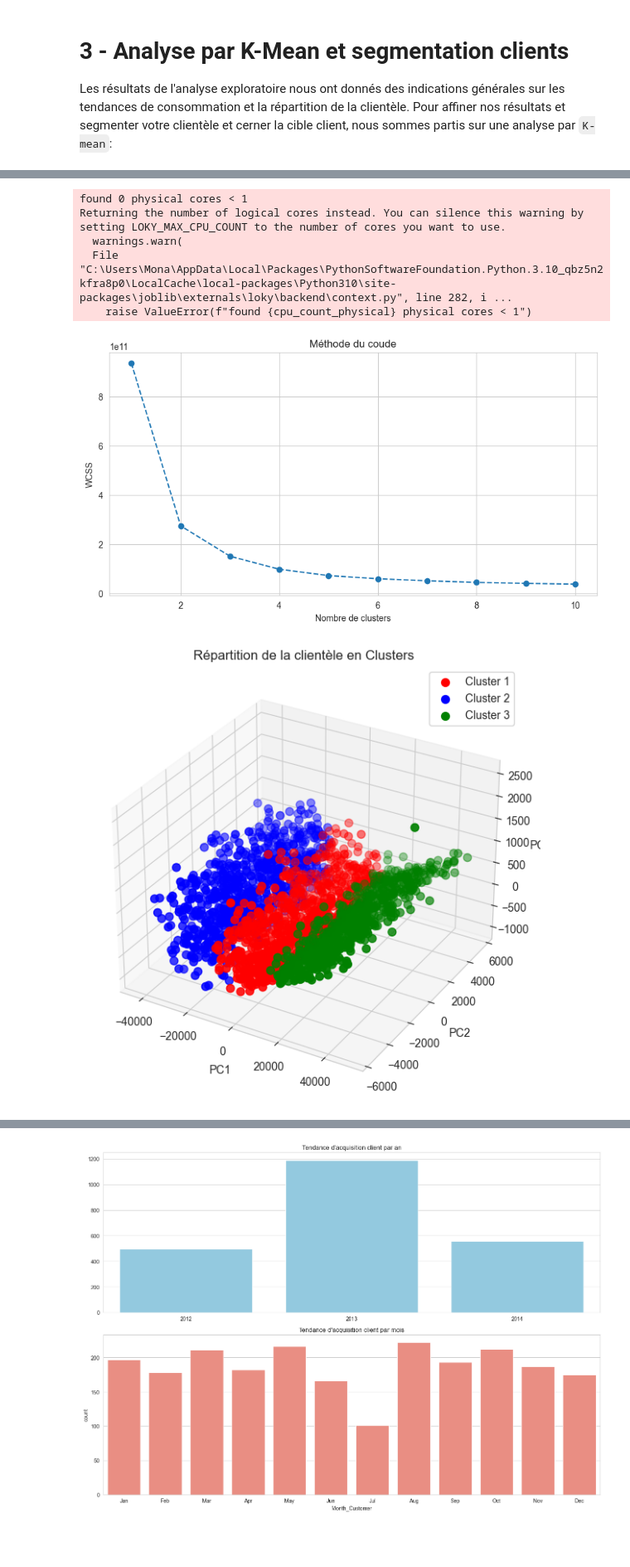
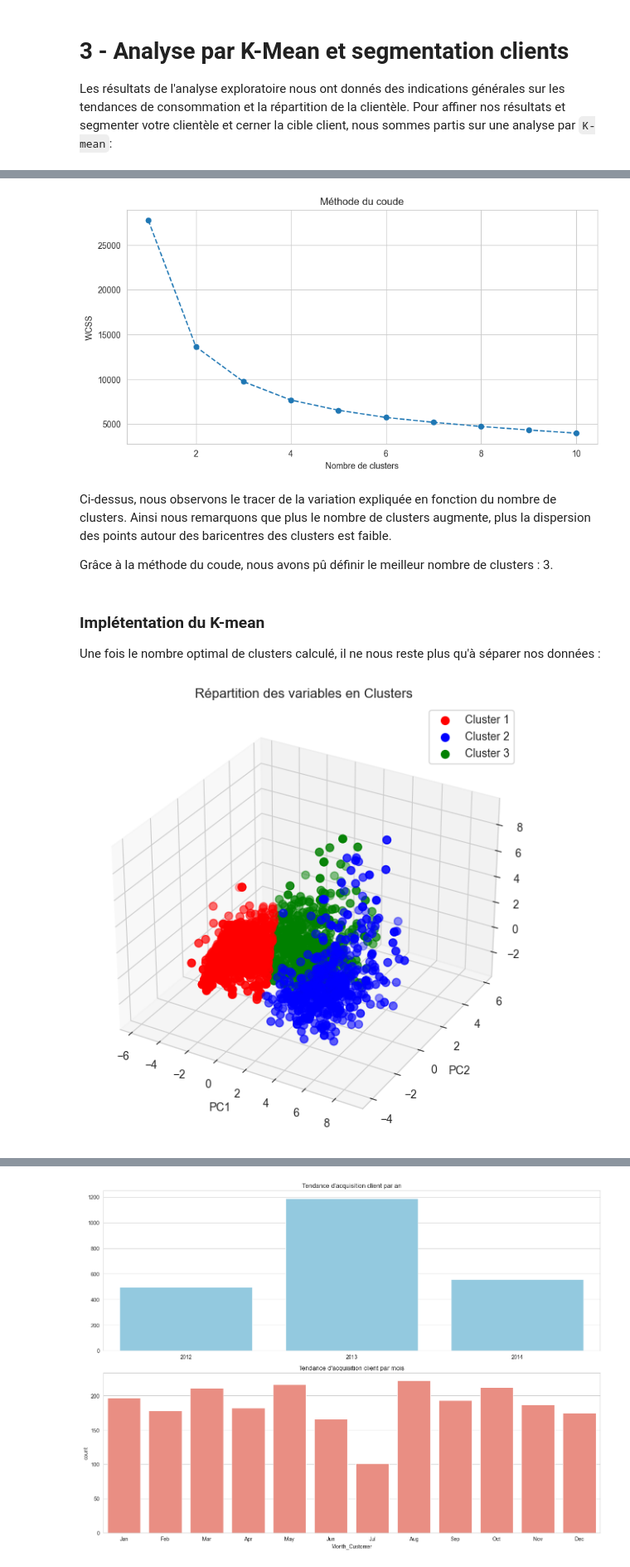
Before and after one commit to MattisFernandez/Rush05, a Jupyter notebook: Notebook.ipynb, the cells around one changed output, grey strips where cells are left out. Shown at 83% size. Cells and saved outputs as stored; diff of their text form; code cells hidden in the pictures; blank space fills up the shorter version.

Commit message:
[ADD] résultat de la campagne marketing selon les clients

```diff
--- a/Notebook.ipynb
+++ b/Notebook.ipynb
@@ -269,13 +273,20 @@ Les résultats de l'analyse exploratoire nous ont donnés des indications géné
 # %%
+# Nettoyage des données
+
+data_clean = data_encoded.drop(columns = ["ID"]).copy()
+
+# Standardizing the subset data
+
+scaler_subset = StandardScaler()
+data_subset_scaled = scaler_subset.fit_transform(data_clean)
+
 # PCA
+
 pca = PCA(n_components=3)
-data_scaled = pca.fit_transform(data_encoded)
-
-# Application de KMeans avec 3 clusters
-kmeans = KMeans(n_clusters=3, n_init=10, random_state=42)  # Ajout de n_init=10
-clusters = kmeans.fit_predict(data_scaled)
+data_scaled = pca.fit_transform(data_subset_scaled)
 
 # Méthode du coude
+
 wcss = []
 for i in range(1, 11):
     kmeans = KMeans(n_clusters=i, init='k-means++', n_init=10, random_state=42)  # Ajout de n_init=10
@@ -290,28 +301,38 @@ plt.xlabel('Nombre de clusters')
 plt.ylabel('WCSS')
 plt.show()
 # %% [output]
-found 0 physical cores < 1
-Returning the number of logical cores instead. You can silence this warning by setting LOKY_MAX_CPU_COUNT to the number of cores you want to use.
-  warnings.warn(
-  File "C:\Users\Mona\AppData\Local\Packages\PythonSoftwareFoundation.Python.3.10_qbz5n2kfra8p0\LocalCache\local-packages\Python310\site-packages\joblib\externals\loky\backend\context.py", line 282, i ...
-    raise ValueError(f"found {cpu_count_physical} physical cores < 1")
-[figure, old version]
+[figure, new version]
+# %% [markdown]
+Ci-dessus, nous observons le tracer de la variation expliquée en fonction du nombre de clusters.
+Ainsi nous remarquons que plus le nombre de clusters augmente, plus la dispersion des points autour des baricentres des clusters est faible.
+
+Grâce à la méthode du coude, nous avons pû définir le meilleur nombre de clusters : 3.
+# %% [markdown]
+### Implétentation du K-mean
+
+Une fois le nombre optimal de clusters calculé, il ne nous reste plus qu'à séparer nos données :
 # %%
+# Application de KMeans avec 3 clusters
+
+kmeans = KMeans(n_clusters=3, n_init=10, random_state=42)  # Ajout de n_init=10
+clusters = kmeans.fit_predict(data_scaled)
+data_clean["Clusters"] = clusters
+
 # Visualisation en 3D des clusters
 fig = plt.figure(figsize=(10, 7))
 ax = fig.add_subplot(111, projection='3d')
 
 # Assignation des couleurs aux clusters
 colors = ['red', 'blue', 'green']
 for i in range(3):
     ax.scatter(data_scaled[clusters == i, 0], data_scaled[clusters == i, 1], data_scaled[clusters == i, 2],
                s=50, color=colors[i], label=f'Cluster {i+1}')
 
-ax.set_title('Répartition de la clientèle en Clusters')
+ax.set_title('Répartition des variables en Clusters')
 ax.set_xlabel('PC1')
 ax.set_ylabel('PC2')
 ax.set_zlabel('PC3')
 ax.legend()
 plt.show()
 # %% [output]
-[figure, old version]
+[figure, new version]
```
Also changed, not shown: parts of 30 cells of this notebook.
